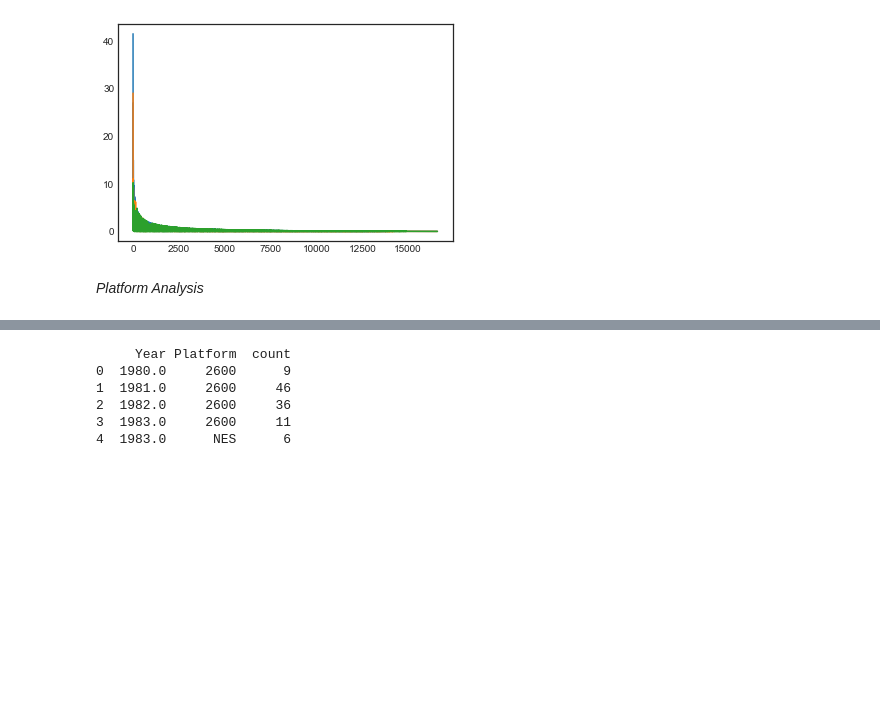
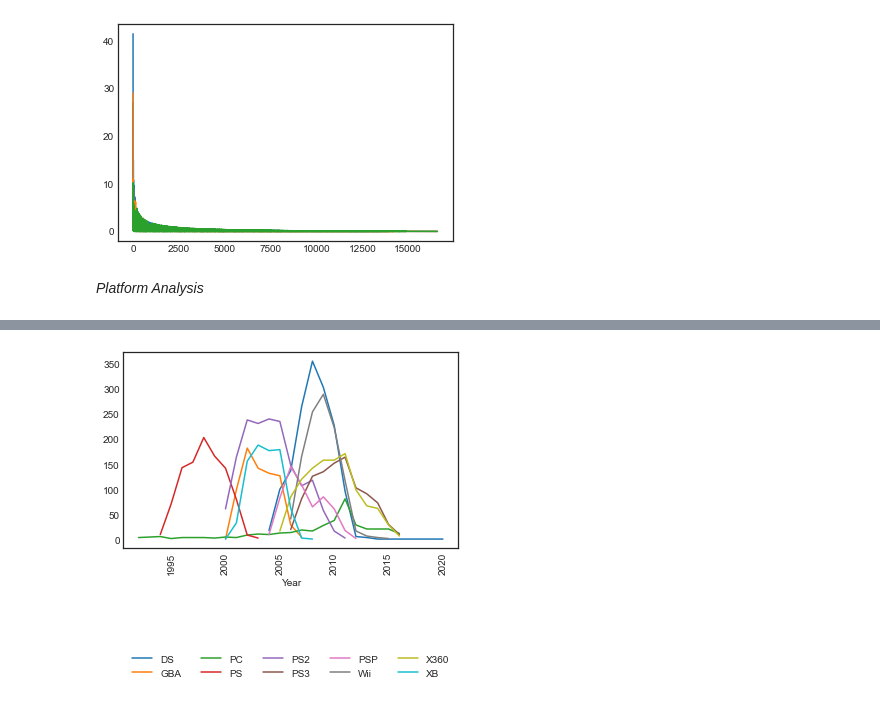
Before and after one commit to chiaracapuano/vgsales, a Jupyter notebook: Capuano_Chiara_vgsales.ipynb, the cells around one changed output, grey strips where cells are left out. Saved outputs shown, nothing was run; the diff lists cells and outputs as text; code cells hidden in the pictures; blank space fills up the shorter version.

```diff
--- a/Capuano_Chiara_vgsales.ipynb
+++ b/Capuano_Chiara_vgsales.ipynb
@@ -107,12 +125,7 @@ def plot_trends(df, col, time_col, lst=None):
 # %%
 NA = df_transform(vgsales_NA, 'Platform', 'Year')
-plot_trends(NA, 'Platform', 'Year', lst=None)
+plot_trends(NA, 'Platform', 'Year', lst=lst_platforms)
 # %% [output]
-     Year Platform  count
-0  1980.0     2600      9
-1  1981.0     2600     46
-2  1982.0     2600     36
-3  1983.0     2600     11
-4  1983.0      NES      6
+[figure, added]
 # %%
 EU = df_transform(vgsales_EU, 'Platform', 'Year')
```
Also changed, not shown: parts of 4 cells of this notebook.
